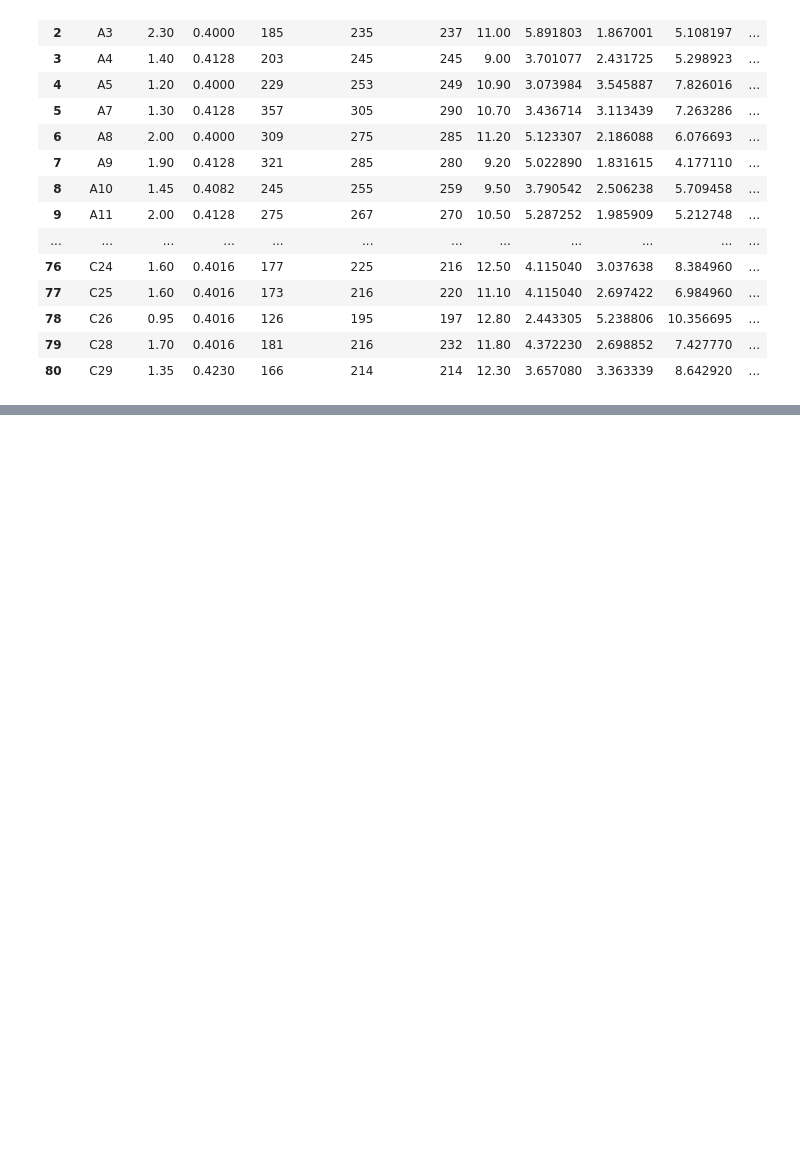
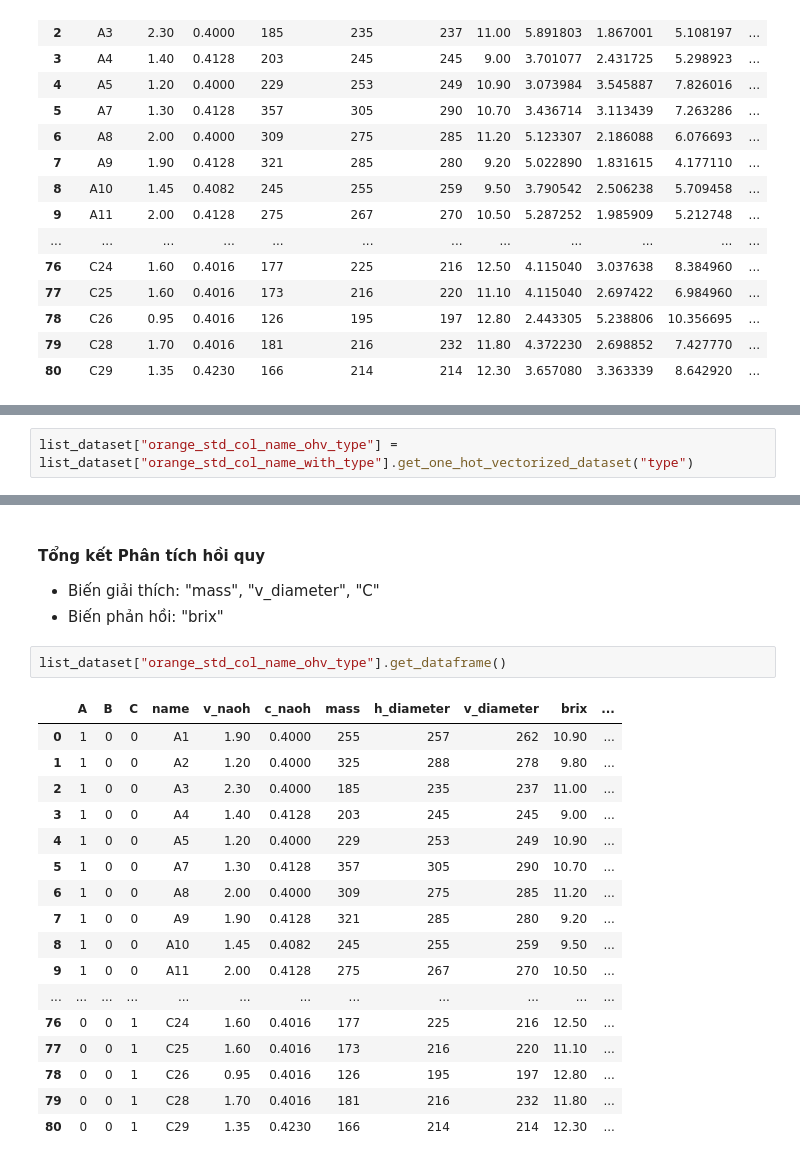
Before and after one commit to DucTrung1802/DS, a Jupyter notebook: Orange/main_orange.ipynb, the cells around one changed output, grey strips where cells are left out. Cells and saved outputs as stored; diff of their text form; blank space fills up the shorter version.

```diff
--- a/Orange/main_orange.ipynb
+++ b/Orange/main_orange.ipynb
@@ -962,0 +1375,2 @@ list_dataset["orange_std_col_name_with_type"].get_dataframe()
+# %%
+list_dataset["orange_std_col_name_ohv_type"] = list_dataset["orange_std_col_name_with_type"].get_one_hot_vectorized_dataset("type")
@@ -962,0 +1496,24 @@ list_dataset["orange_std_col_name_with_type"].get_dataframe()
+# %% [markdown]
+#### Tổng kết Phân tích hồi quy
+- Biến giải thích: "mass", "v_diameter", "C"
+- Biến phản hồi: "brix"
+# %%
+list_dataset["orange_std_col_name_ohv_type"].get_dataframe()
+# %% [output]
+|  | A | B | C | name | v_naoh | c_naoh | mass | h_diameter | v_diameter | brix | ... |
+| 0 | 1 | 0 | 0 | A1 | 1.90 | 0.4000 | 255 | 257 | 262 | 10.90 | ... |
+| 1 | 1 | 0 | 0 | A2 | 1.20 | 0.4000 | 325 | 288 | 278 | 9.80 | ... |
+| 2 | 1 | 0 | 0 | A3 | 2.30 | 0.4000 | 185 | 235 | 237 | 11.00 | ... |
+| 3 | 1 | 0 | 0 | A4 | 1.40 | 0.4128 | 203 | 245 | 245 | 9.00 | ... |
+| 4 | 1 | 0 | 0 | A5 | 1.20 | 0.4000 | 229 | 253 | 249 | 10.90 | ... |
+| 5 | 1 | 0 | 0 | A7 | 1.30 | 0.4128 | 357 | 305 | 290 | 10.70 | ... |
+| 6 | 1 | 0 | 0 | A8 | 2.00 | 0.4000 | 309 | 275 | 285 | 11.20 | ... |
+| 7 | 1 | 0 | 0 | A9 | 1.90 | 0.4128 | 321 | 285 | 280 | 9.20 | ... |
+| 8 | 1 | 0 | 0 | A10 | 1.45 | 0.4082 | 245 | 255 | 259 | 9.50 | ... |
+| 9 | 1 | 0 | 0 | A11 | 2.00 | 0.4128 | 275 | 267 | 270 | 10.50 | ... |
+| ... | ... | ... | ... | ... | ... | ... | ... | ... | ... | ... | ... |
+| 76 | 0 | 0 | 1 | C24 | 1.60 | 0.4016 | 177 | 225 | 216 | 12.50 | ... |
+| 77 | 0 | 0 | 1 | C25 | 1.60 | 0.4016 | 173 | 216 | 220 | 11.10 | ... |
+| 78 | 0 | 0 | 1 | C26 | 0.95 | 0.4016 | 126 | 195 | 197 | 12.80 | ... |
+| 79 | 0 | 0 | 1 | C28 | 1.70 | 0.4016 | 181 | 216 | 232 | 11.80 | ... |
+| 80 | 0 | 0 | 1 | C29 | 1.35 | 0.4230 | 166 | 214 | 214 | 12.30 | ... |
```
Also changed, not shown: parts of 73 cells of this notebook.
